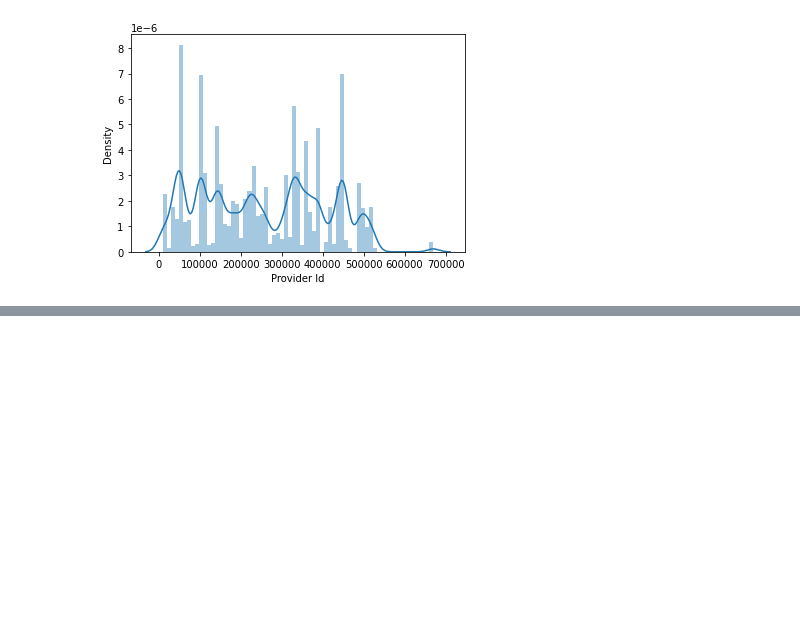
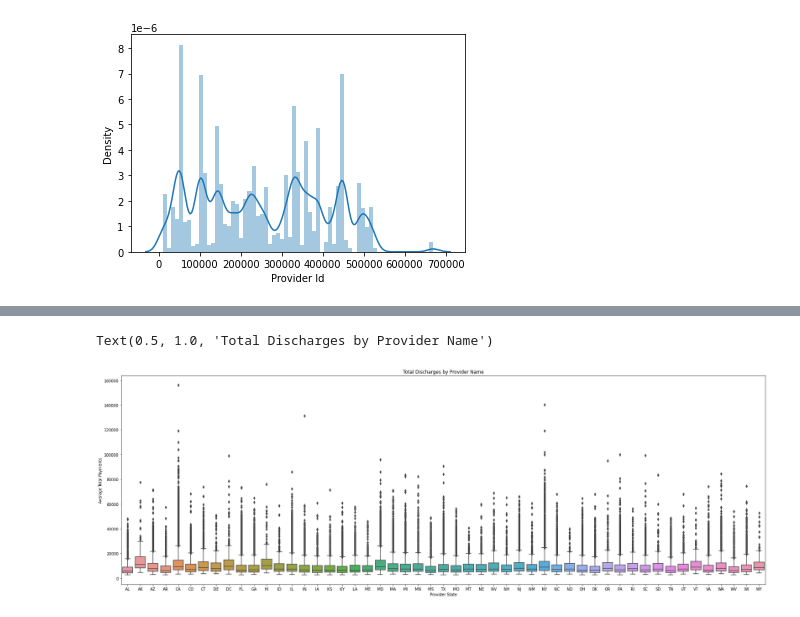
Before and after one commit to jahnavireddyn/Hospital-Charges-Dataset, a Jupyter notebook: Copy_of_Hospital_charges_eda.ipynb, the cells around one changed output, grey strips where cells are left out. Cells and saved outputs as stored; diff of their text form; code cells hidden in the pictures; blank space fills up the shorter version.

```diff
--- a/Copy_of_Hospital_charges_eda.ipynb
+++ b/Copy_of_Hospital_charges_eda.ipynb
@@ -208,0 +223,3 @@ import matplotlib.pyplot as plt
+# %%
+atp =data[' Average Total Payments '].astype(str).astype(float)
+atp
@@ -334,0 +402,7 @@ sns.distplot(data["Provider Id"],bins = "auto")
+# %%
+plt.figure(figsize=(30,10))
+sns.boxplot(x='Provider State',y= atp,data=data)
+plt.title("Total Discharges by Provider Name")
+# %% [output]
+Text(0.5, 1.0, 'Total Discharges by Provider Name')
+[figure, added]
```
Also changed, not shown: parts of 15 cells of this notebook.
